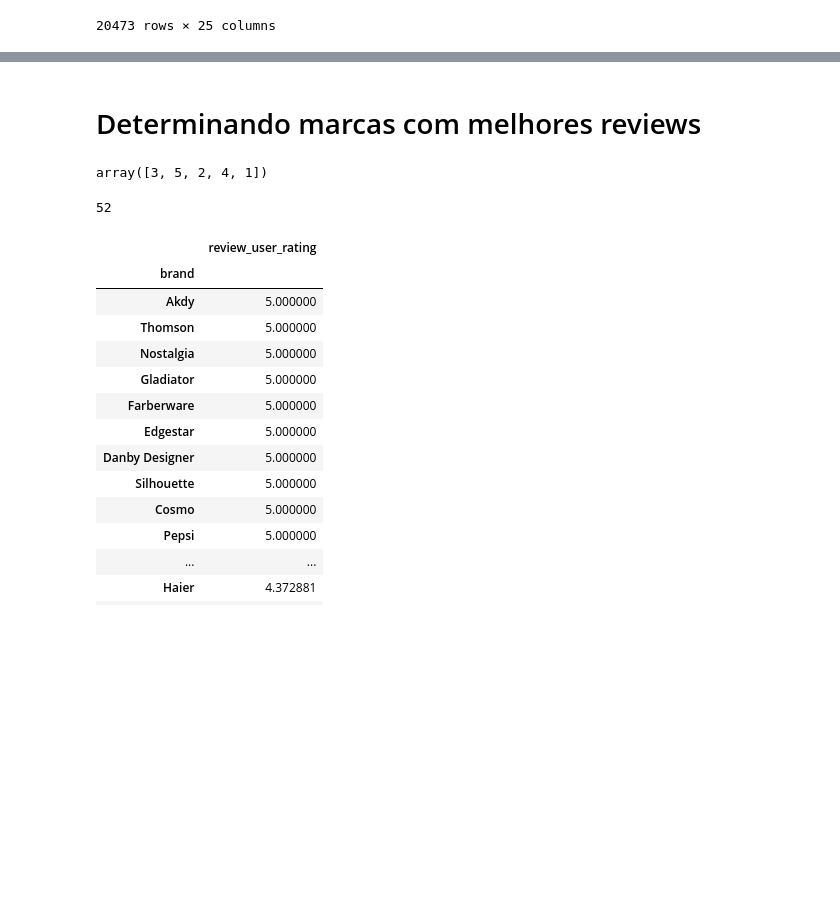
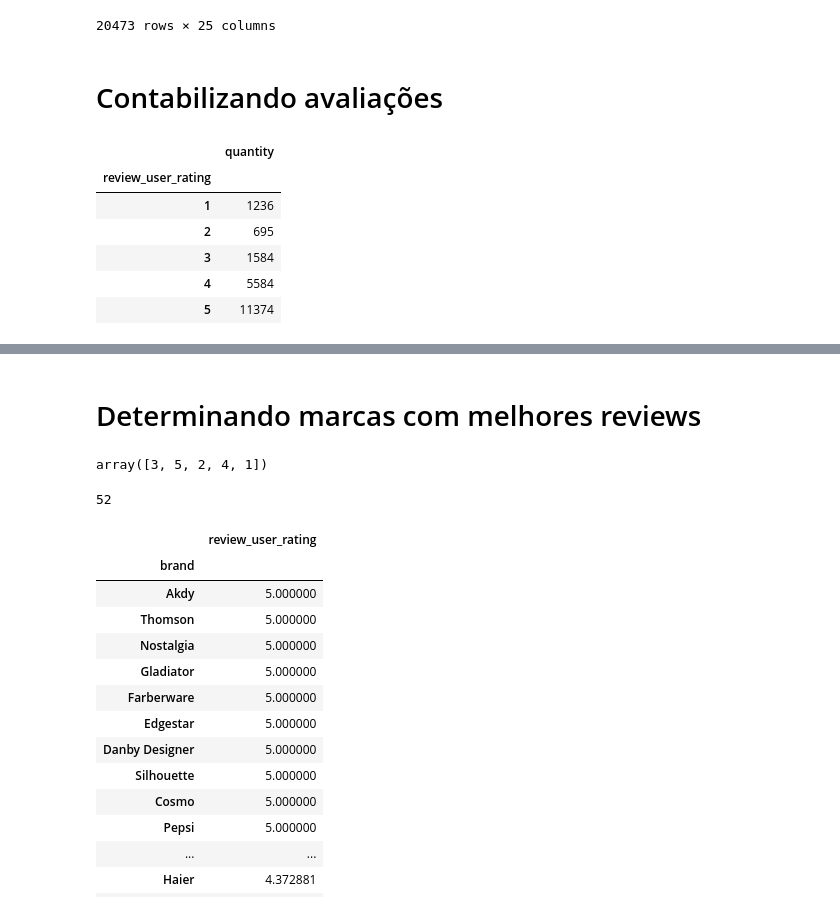
Before and after one commit to kenzosakiyama/extracao_de_aspectos, a Jupyter notebook: notebooks/intro.ipynb, the cells around one changed output, grey strips where cells are left out. Drawn from its saved outputs; the diff is of its cells as text; code cells hidden in the pictures; blank space fills up the shorter version.

```diff
--- a/notebooks/intro.ipynb
+++ b/notebooks/intro.ipynb
@@ -31,3 +35,5 @@ data_df
 | 20471 | lowes | Refrigerators | ["Appliances", "Refrigerators", "... | Kitchenaid | https://www.lowes.com/pd/KitchenA... | 1000029093 | lowes | KitchenAid 25.8-cu ft 5-Door Fren... | ... |
 | 20472 | lowes | Refrigerators | ["Appliances", "Refrigerators", "... | General Electric | https://www.lowes.com/pd/GE-Profi... | 1002619128 | lowes | GE Profile Keurig K-CUP Brewing S... | ... |
 20473 rows × 25 columns
+# %% [markdown]
+# Contabilizando avaliações
@@ -33,0 +43,10 @@ data_df
+# %%
+aval_df
+# %% [output]
+|  | quantity |
+| review_user_rating |  |
+| 1 | 1236 |
+| 2 | 695 |
+| 3 | 1584 |
+| 4 | 5584 |
+| 5 | 11374 |
```
Also changed, not shown: parts of 6 cells of this notebook, 3 other files.
